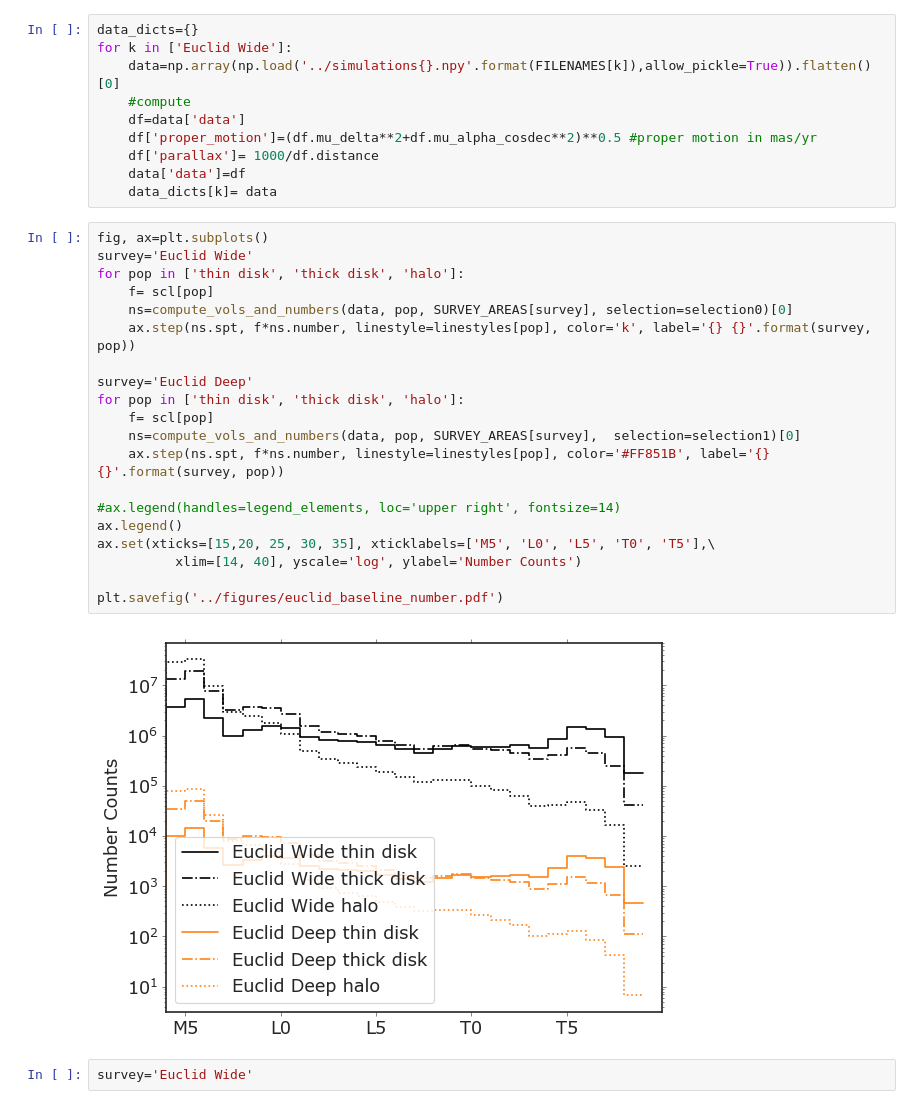
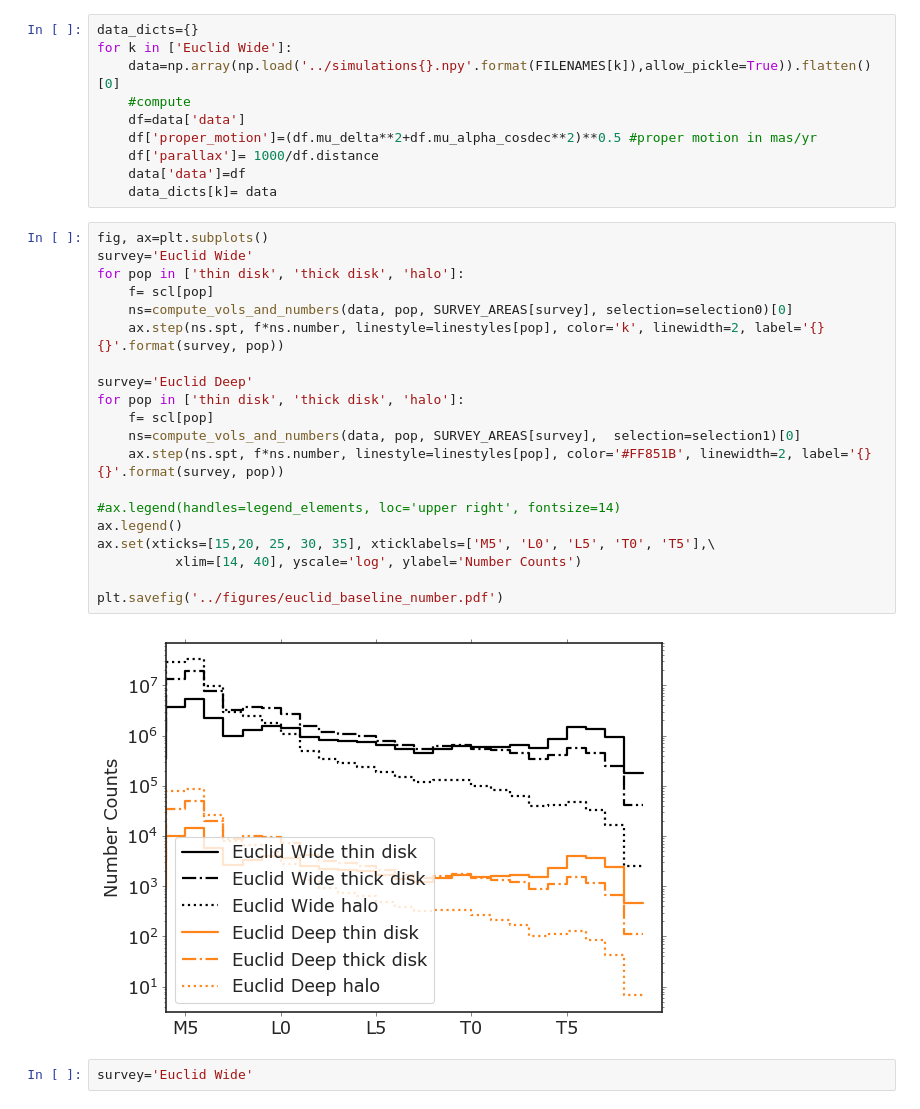
Before and after one commit to caganze/lsstsims, a Jupyter notebook: notebooks/Euclid.ipynb, the cells around one changed output. Drawn from its saved outputs; the diff is of its cells as text.

```diff
--- a/notebooks/Euclid.ipynb
+++ b/notebooks/Euclid.ipynb
@@ -110,25 +110,25 @@ for k in ['Euclid Wide']:
 # %%
 fig, ax=plt.subplots()
 survey='Euclid Wide'
 for pop in ['thin disk', 'thick disk', 'halo']:
     f= scl[pop]
     ns=compute_vols_and_numbers(data, pop, SURVEY_AREAS[survey], selection=selection0)[0]
-    ax.step(ns.spt, f*ns.number, linestyle=linestyles[pop], color='k', label='{} {}'.format(survey, pop))
+    ax.step(ns.spt, f*ns.number, linestyle=linestyles[pop], color='k', linewidth=2, label='{} {}'.format(survey, pop))
 
 survey='Euclid Deep'
 for pop in ['thin disk', 'thick disk', 'halo']:
     f= scl[pop]
     ns=compute_vols_and_numbers(data, pop, SURVEY_AREAS[survey],  selection=selection1)[0]
-    ax.step(ns.spt, f*ns.number, linestyle=linestyles[pop], color='#FF851B', label='{} {}'.format(survey, pop))
+    ax.step(ns.spt, f*ns.number, linestyle=linestyles[pop], color='#FF851B', linewidth=2, label='{} {}'.format(survey, pop))
 
 #ax.legend(handles=legend_elements, loc='upper right', fontsize=14)
 ax.legend()
 ax.set(xticks=[15,20, 25, 30, 35], xticklabels=['M5', 'L0', 'L5', 'T0', 'T5'],\
           xlim=[14, 40], yscale='log', ylabel='Number Counts')
 
 plt.savefig('../figures/euclid_baseline_number.pdf')
 # %% [output]
-[figure, old version]
+[figure, new version]
 # %%
 survey='Euclid Wide'
 # %%
```
Also changed, not shown: parts of 4 cells of this notebook, 7 other files.
